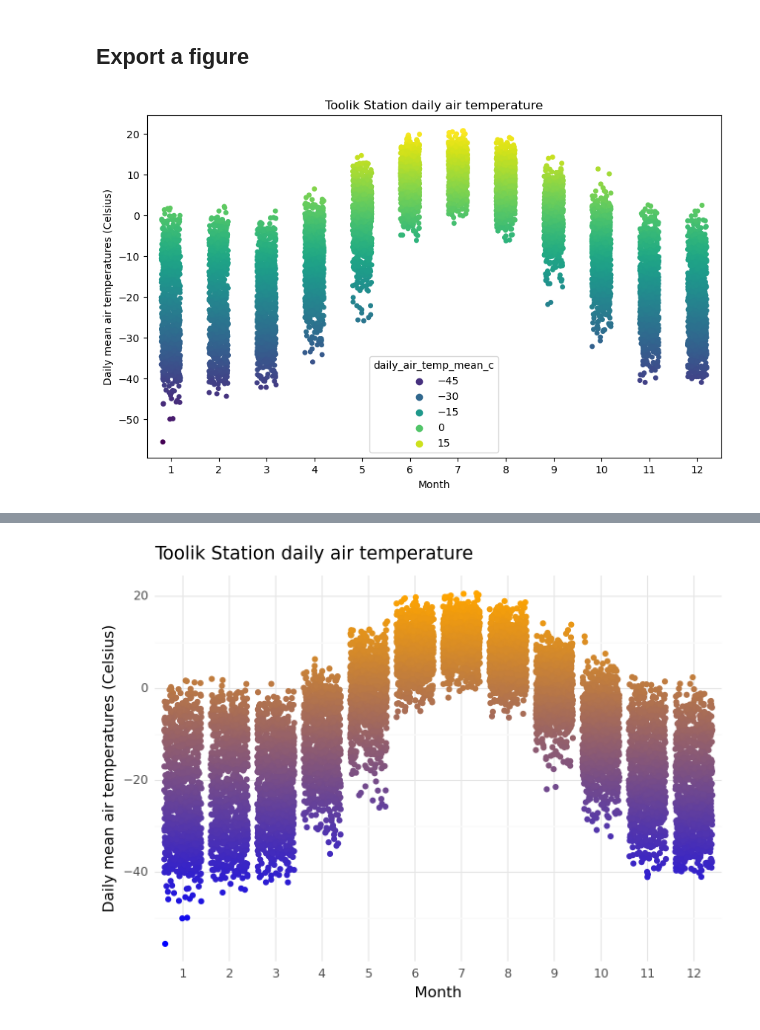
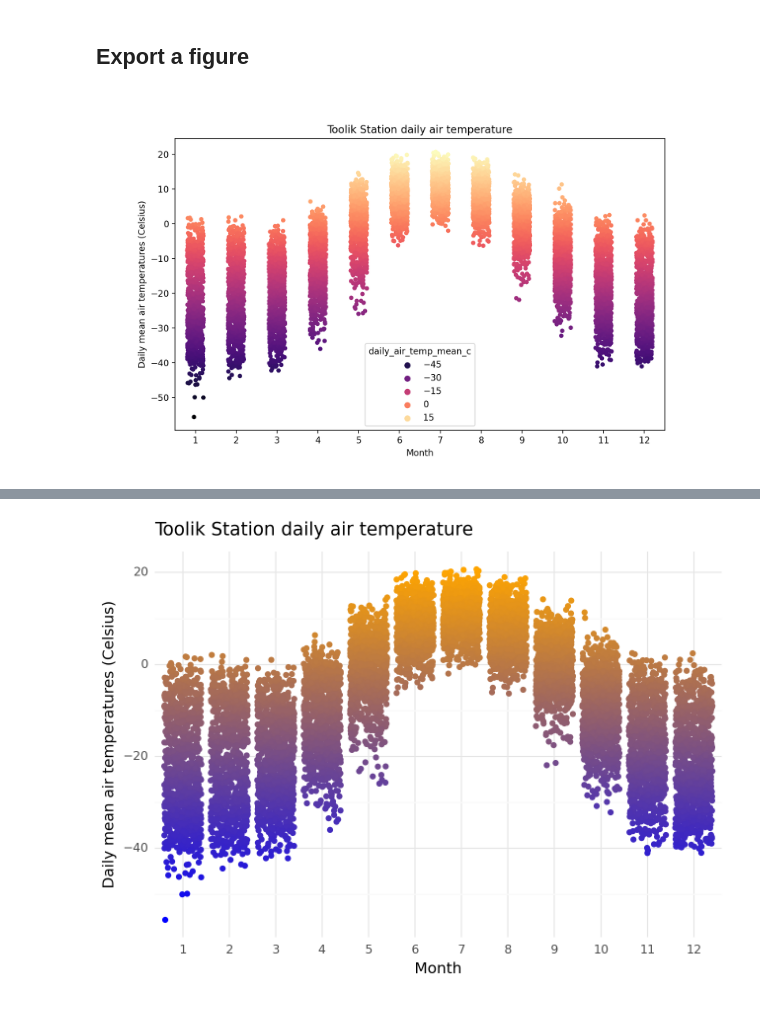
Before and after one commit to a-ramji/eds217-day0-comp, a Jupyter notebook: nbs/toolik_air_temp_summary.ipynb, the cells around one changed output, grey strips where cells are left out. Cells and saved outputs as stored; diff of their text form; code cells hidden in the pictures.

```diff
--- a/nbs/toolik_air_temp_summary.ipynb
+++ b/nbs/toolik_air_temp_summary.ipynb
@@ -213,23 +213,23 @@ Hopefully now the code above makes a little more sense, but here's a summary of
 # %%
 # These commands are the same as above, but they save the plot
 # to a file in addition to showing it in the notebook.
 fig = plt.figure(figsize=(10, 6))
 sns.stripplot(
     data=toolik_weather,
     x='month', y='daily_air_temp_mean_c',
     jitter=0.2,
     hue='daily_air_temp_mean_c',
-    palette='viridis'
+    palette='magma'
 )
 plt.title("Toolik Station daily air temperature")
 plt.xlabel("Month")
 plt.ylabel("Daily mean air temperatures (Celsius)")
 
 # The savefig() command saves the plot to a file. The dpi argument sets
 # the resolution of the figure.
 fig.savefig("../figs/toolik_temp_plot.png", dpi=300)
 # %% [output]
-[figure, old version]
+[figure, new version]
 # %% [markdown]
 ## Whence `ggplot`?
 
```
Also changed, not shown: 2 other files.
